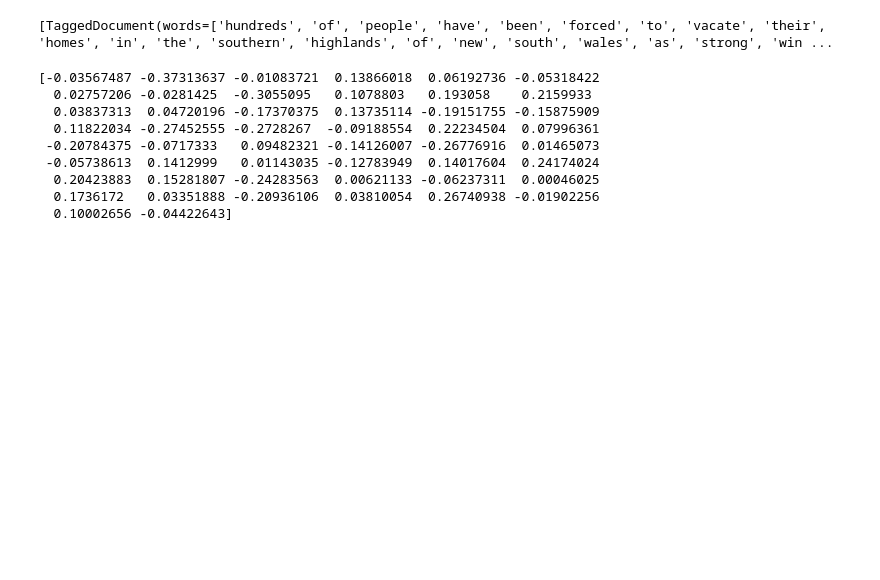
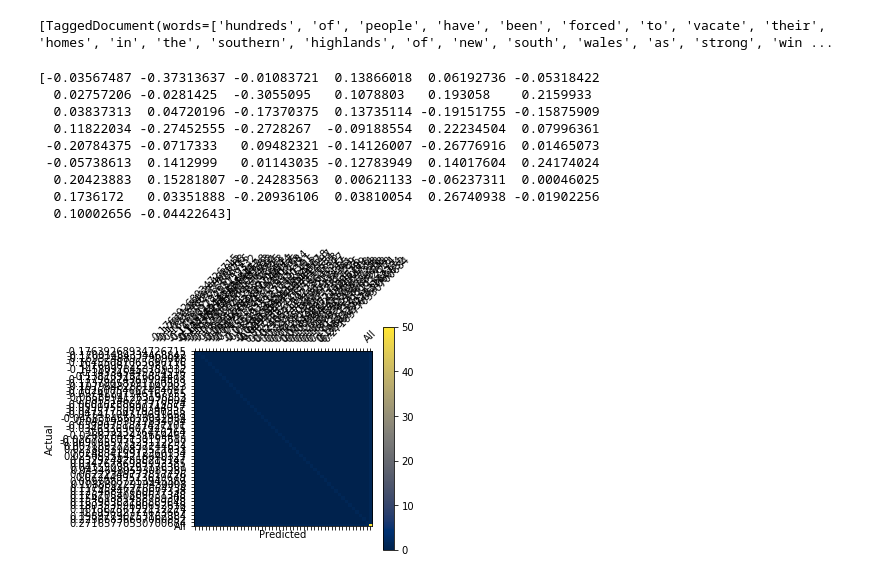
Before and after one commit to 22victoryy/caption-prediction, a Jupyter notebook: genism test.ipynb, the cells around one changed output. Cells and saved outputs as stored; diff of their text form; code cells hidden in the pictures; blank space fills up the shorter version.

```diff
--- a/genism test.ipynb
+++ b/genism test.ipynb
@@ -212,3 +212,31 @@ print(vector)
   0.20423883  0.15281807 -0.24283563  0.00621133 -0.06237311  0.00046025
   0.1736172   0.03351888 -0.20936106  0.03810054  0.26740938 -0.01902256
   0.10002656 -0.04422643]
+# %%
+
+import pandas as pd
+y_actu = pd.Series(vector, name='Actual')
+y_pred = pd.Series(vector, name='Predicted')
+
+df_confusion = pd.crosstab(y_actu, y_pred)
+
+df_confusion = pd.crosstab(y_actu, y_pred, rownames=['Actual'], colnames=['Predicted'], margins=True)
+
+df_conf_norm = df_confusion / df_confusion.sum(axis=1)
+
+
+import matplotlib.pyplot as plt
+def plot_confusion_matrix(df_confusion, title='Confusion matrix', cmap=plt.cm.cividis):
+    plt.matshow(df_confusion, cmap=cmap) # imshow
+    #plt.title(title)
+    plt.colorbar()
+    tick_marks = np.arange(len(df_confusion.columns))
+    plt.xticks(tick_marks, df_confusion.columns, rotation=45)
+    plt.yticks(tick_marks, df_confusion.index)
+    #plt.tight_layout()
+    plt.ylabel(df_confusion.index.name)
+    plt.xlabel(df_confusion.columns.name)
+
+plot_confusion_matrix(df_confusion)
+# %% [output]
+[figure, added]
```
Also changed, not shown: 1 other file.
